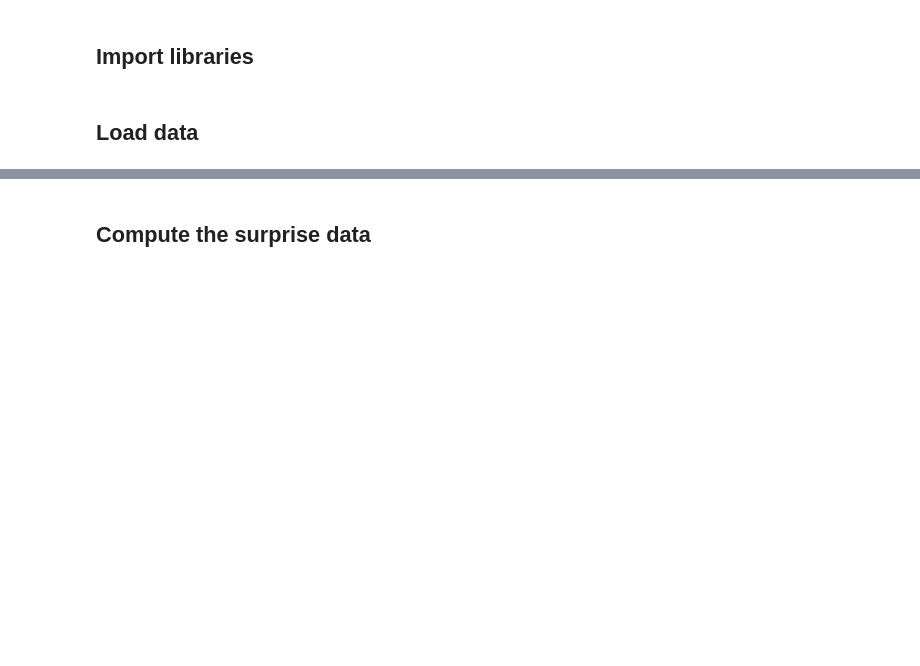
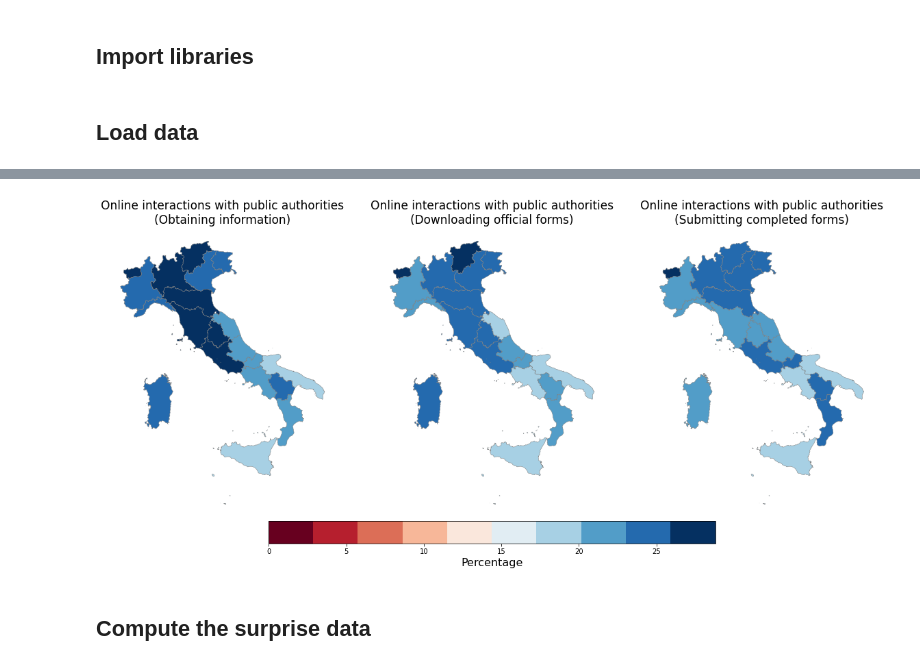
Before and after one commit to mett29/DataViz, a Jupyter notebook: surprise_maps/surprise_map_public_auth.ipynb, the cells around one changed output, grey strips where cells are left out. Saved outputs shown, nothing was run; the diff lists cells and outputs as text; code cells hidden in the pictures; blank space fills up the shorter version.

```diff
--- a/surprise_maps/surprise_map_public_auth.ipynb
+++ b/surprise_maps/surprise_map_public_auth.ipynb
@@ -69,0 +121,49 @@ df.head()
+# %%
+def discrete_cmap(N, base_cmap=None):
+    """Create an N-bin discrete colormap from the specified input map"""
+
+    # Note that if base_cmap is a string or None, you can simply do
+    #    return plt.cm.get_cmap(base_cmap, N)
+    # The following works for string, None, or a colormap instance:
+
+    base = plt.cm.get_cmap(base_cmap)
+    color_list = base(np.linspace(0, 1, N))
+    cmap_name = base.name + str(N)
+    return base.from_list(cmap_name, color_list, N)
+# %%
+# Filter by year: keep only the 2018 data for each one of the 3 data types
+filtered_df_1 = df.loc[(df['TIME'] == 2018) & (df['Data type'] == 'obtaining information'),:]
+filtered_df_2 = df.loc[(df['TIME'] == 2018) & (df['Data type'] == 'downloading official forms'),:]
+filtered_df_3 = df.loc[(df['TIME'] == 2018) & (df['Data type'] == 'submitting completed forms'),:]
+
+map_reg = gpd.read_file(os.path.join('..', 'assets', 'maps', 'Reg01012019_g', 'Reg01012019_g_WGS84.shp'))
+map_reg['DEN_REG'] = map_reg['DEN_REG'].replace({'Friuli Venezia Giulia': 'Friuli-Venezia Giulia', 'Trentino-Alto Adige': 'Trentino Alto Adige', "Valle d'Aosta": "Valle d'Aosta / Vallée d'Aoste"})
+
+# Merge the map with the pandas dfs
+default_df_1 = pd.merge(map_reg, filtered_df_1, left_on='DEN_REG', right_on='Territory', how='left')
+default_df_2 = pd.merge(map_reg, filtered_df_2, left_on='DEN_REG', right_on='Territory', how='left')
+default_df_3 = pd.merge(map_reg, filtered_df_3, left_on='DEN_REG', right_on='Territory', how='left')
+
+cmap = discrete_cmap(10, 'RdBu')
+
+fig, ax = plt.subplots(ncols=3, figsize=(20, 10))
+
+ax[0].axis('off')
+ax[0].set_title('Online interactions with public authorities\n(Obtaining information)', fontsize=17)
+default_df_1.plot(column='Value', vmin=0, vmax=max(default_df_1['Value']), cmap=cmap, linewidth=0.5, ax=ax[0], edgecolor='0.5')
+
+ax[1].axis('off')
+ax[1].set_title('Online interactions with public authorities\n(Downloading official forms)', fontsize=17)
+default_df_2.plot(column='Value', vmin=0, vmax=max(default_df_2['Value']), cmap=cmap, linewidth=0.5, ax=ax[1], edgecolor='0.5')
+
+ax[2].axis('off')
+ax[2].set_title('Online interactions with public authorities\n(Submitting completed forms)', fontsize=17)
+default_df_3.plot(column='Value', vmin=0, vmax=max(default_df_3['Value']), cmap=cmap, linewidth=0.5, ax=ax[2], edgecolor='0.5')
+
+# Common colorbar
+max_value = max(max(default_df_1['Value']), max(default_df_2['Value']), max(default_df_3['Value']))
+norm = colors.Normalize(vmin=0, vmax=max_value)
+cbar = fig.colorbar(plt.cm.ScalarMappable(norm=norm, cmap=cmap), ax=ax, orientation="horizontal", fraction=0.06, pad=0.01)
+cbar.set_label('Percentage', fontsize=16)
+# %% [output]
+[figure, added]
```
Also changed, not shown: parts of 28 cells of this notebook, 5 other files.
